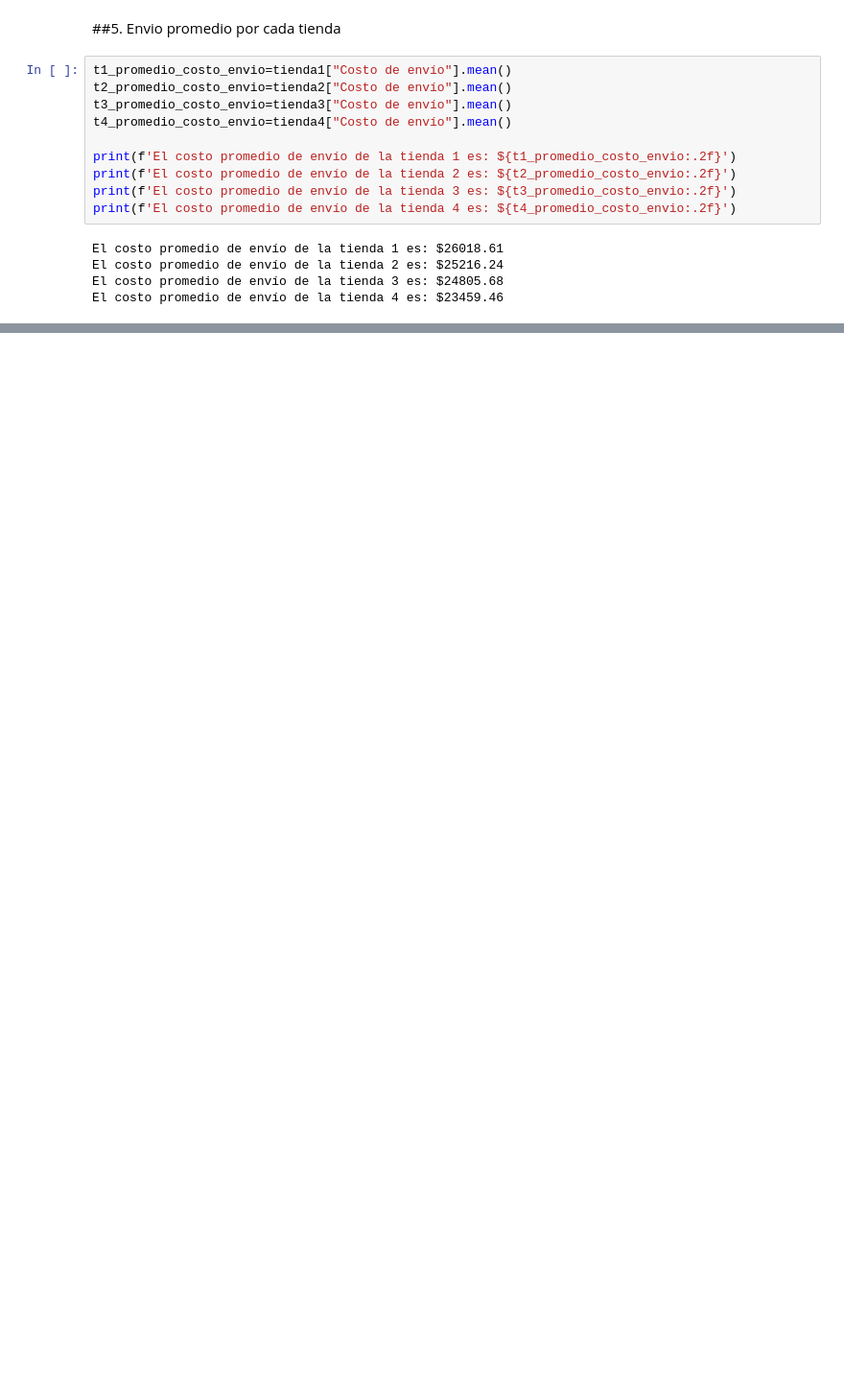
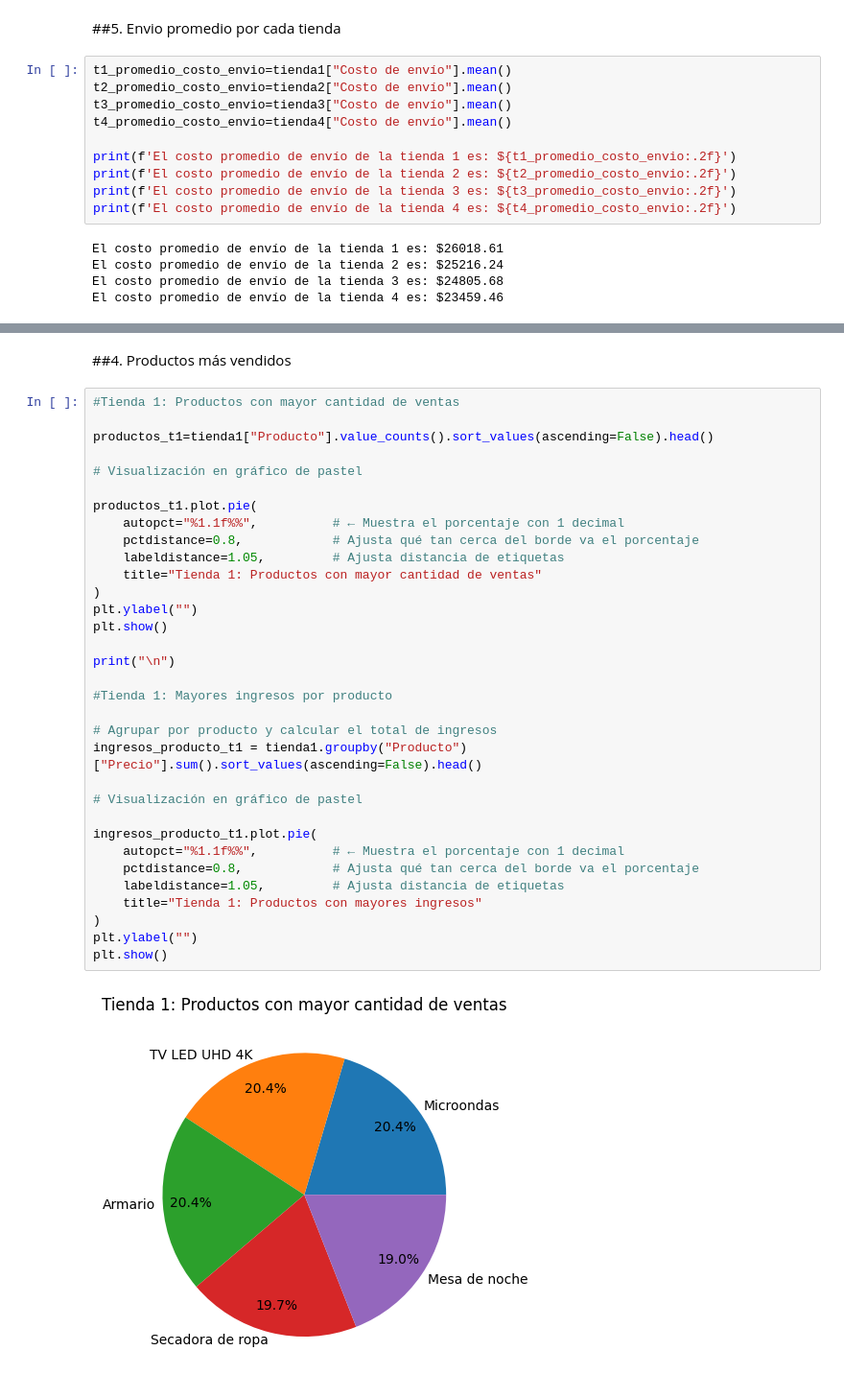
Before and after one commit to CatalinaOrtegha/Challenge-Data-Science-Alura-Store, a Jupyter notebook: Challenge_Data_Science.ipynb, the cells around one changed output, grey strips where cells are left out. Shown at 96% size. Saved outputs shown, nothing was run; the diff lists cells and outputs as text; blank space fills up the shorter version.

```diff
--- a/Challenge_Data_Science.ipynb
+++ b/Challenge_Data_Science.ipynb
@@ -221,0 +415,37 @@ El costo promedio de envío de la tienda 4 es: $23459.46
+# %% [markdown]
+##4. Productos más vendidos
+# %%
+#Tienda 1: Productos con mayor cantidad de ventas
+
+productos_t1=tienda1["Producto"].value_counts().sort_values(ascending=False).head()
+
+# Visualización en gráfico de pastel
+
+productos_t1.plot.pie(
+    autopct="%1.1f%%",          # ← Muestra el porcentaje con 1 decimal
+    pctdistance=0.8,            # Ajusta qué tan cerca del borde va el porcentaje
+    labeldistance=1.05,         # Ajusta distancia de etiquetas
+    title="Tienda 1: Productos con mayor cantidad de ventas"
+)
+plt.ylabel("")
+plt.show()
+
+print("\n")
+
+#Tienda 1: Mayores ingresos por producto
+
+# Agrupar por producto y calcular el total de ingresos
+ingresos_producto_t1 = tienda1.groupby("Producto")["Precio"].sum().sort_values(ascending=False).head()
+
+# Visualización en gráfico de pastel
+
+ingresos_producto_t1.plot.pie(
+    autopct="%1.1f%%",          # ← Muestra el porcentaje con 1 decimal
+    pctdistance=0.8,            # Ajusta qué tan cerca del borde va el porcentaje
+    labeldistance=1.05,         # Ajusta distancia de etiquetas
+    title="Tienda 1: Productos con mayores ingresos"
+)
+plt.ylabel("")
+plt.show()
+# %% [output]
+[figure, added]
```
Also changed, not shown: parts of 21 cells of this notebook.
